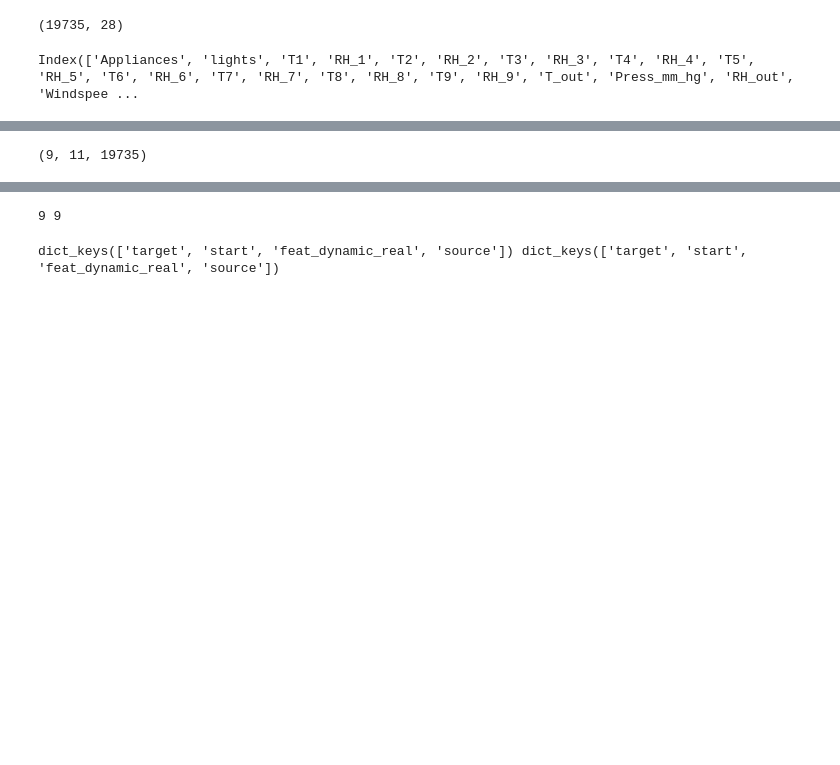
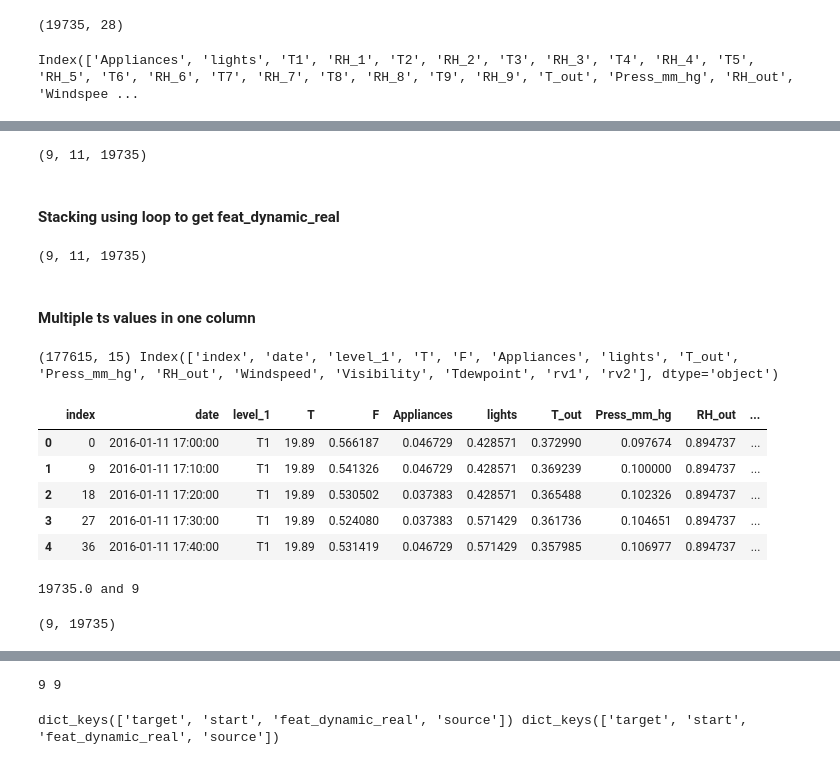
Before and after one commit to zalandoresearch/pytorch-ts, a Jupyter notebook: examples/room_temperature.ipynb, the cells around one changed output, grey strips where cells are left out. Drawn from its saved outputs; the diff is of its cells as text; code cells hidden in the pictures; blank space fills up the shorter version.

```diff
--- a/examples/room_temperature.ipynb
+++ b/examples/room_temperature.ipynb
@@ -73 +67,24 @@ feat_dynamic_real.shape
+# %%
+# We vstack the features that are indvididual
+# for each room and the features from outside.
+# In a final step, to create a 3-d array, we stack
+# the individual arrays to get the final
+# feat_dynamic_real:
+
+a = np.vstack((f_room[0],f_outside))
+b = np.vstack((f_room[1],f_outside))
+c = np.vstack((f_room[2],f_outside))
+d = np.vstack((f_room[3],f_outside))
+e = np.vstack((f_room[4],f_outside))
+f = np.vstack((f_room[5],f_outside))
+g = np.vstack((f_room[6],f_outside))
+h = np.vstack((f_room[7],f_outside))
+i = np.vstack((f_room[8],f_outside))
+
+feat_dynamic_real = np.stack((a,b,c,d,e,f,g,h,i))
+feat_dynamic_real.shape
+# %% [output]
+(9, 11, 19735)
+# %% [markdown]
+#### Stacking using loop to get feat_dynamic_real
 # %%
@@ -84,3 +101,59 @@ feat_dynamic_real = np.stack((dct.values()))
 feat_dynamic_real.shape
 # %% [output]
 (9, 11, 19735)
+# %% [markdown]
+#### Multiple ts values in one column
+# %%
+# First we need to create a new df
+# where the data is stacked.
+# Having stacked data in few columns
+# requires different way of data
+# preperation:
+
+df_t = final_df[target_cols].stack().reset_index().rename(columns={0:'T'}).sort_values(['level_1','date']).reset_index()
+df_r = final_df[features_room].stack().reset_index().rename(columns={0:'Features'}).sort_values(['level_1','date']).reset_index()
+df_t['F'] = df_r['Features'].copy()
+
+for col in features_outside:
+    b = []
+    for i in range(len(target)):
+        a = list(final_df[col])
+        b = np.concatenate((b,a))
+    df_t[col] = b.reshape(-1,1)
+print(df_t.shape,
+      df_t.columns)
+# %% [output]
+(177615, 15) Index(['index', 'date', 'level_1', 'T', 'F', 'Appliances', 'lights', 'T_out', 'Press_mm_hg', 'RH_out', 'Windspeed', 'Visibility', 'Tdewpoint', 'rv1', 'rv2'], dtype='object')
+# %%
+# look at the new df:
+
+df_t.head()
+# %% [output]
+|  | index | date | level_1 | T | F | Appliances | lights | T_out | Press_mm_hg | RH_out | ... |
+| 0 | 0 | 2016-01-11 17:00:00 | T1 | 19.89 | 0.566187 | 0.046729 | 0.428571 | 0.372990 | 0.097674 | 0.894737 | ... |
+| 1 | 9 | 2016-01-11 17:10:00 | T1 | 19.89 | 0.541326 | 0.046729 | 0.428571 | 0.369239 | 0.100000 | 0.894737 | ... |
+| 2 | 18 | 2016-01-11 17:20:00 | T1 | 19.89 | 0.530502 | 0.037383 | 0.428571 | 0.365488 | 0.102326 | 0.894737 | ... |
+| 3 | 27 | 2016-01-11 17:30:00 | T1 | 19.89 | 0.524080 | 0.037383 | 0.571429 | 0.361736 | 0.104651 | 0.894737 | ... |
+| 4 | 36 | 2016-01-11 17:40:00 | T1 | 19.89 | 0.531419 | 0.046729 | 0.571429 | 0.357985 | 0.106977 | 0.894737 | ... |
+# %%
+# return number of ts and number of targets
+
+number_ts = df_t.shape[0]/df_t.level_1.nunique()
+number_targets = df_t.level_1.nunique()
+
+print(number_ts, 'and',
+      number_targets)
+# %% [output]
+19735.0 and 9
+# %%
+# Extract target and stack:
+
+dct_t = {}
+
+for i in range(len(target)):
+    dct_t[i] = df_t.loc[(number_ts*i):number_ts*(i+1)-1,'T']
+
+target = np.stack(list(dct_t.values()))
+target.shape
+# %% [output]
+(9, 19735)
```
Also changed, not shown: parts of 10 cells of this notebook, 1 other file.
